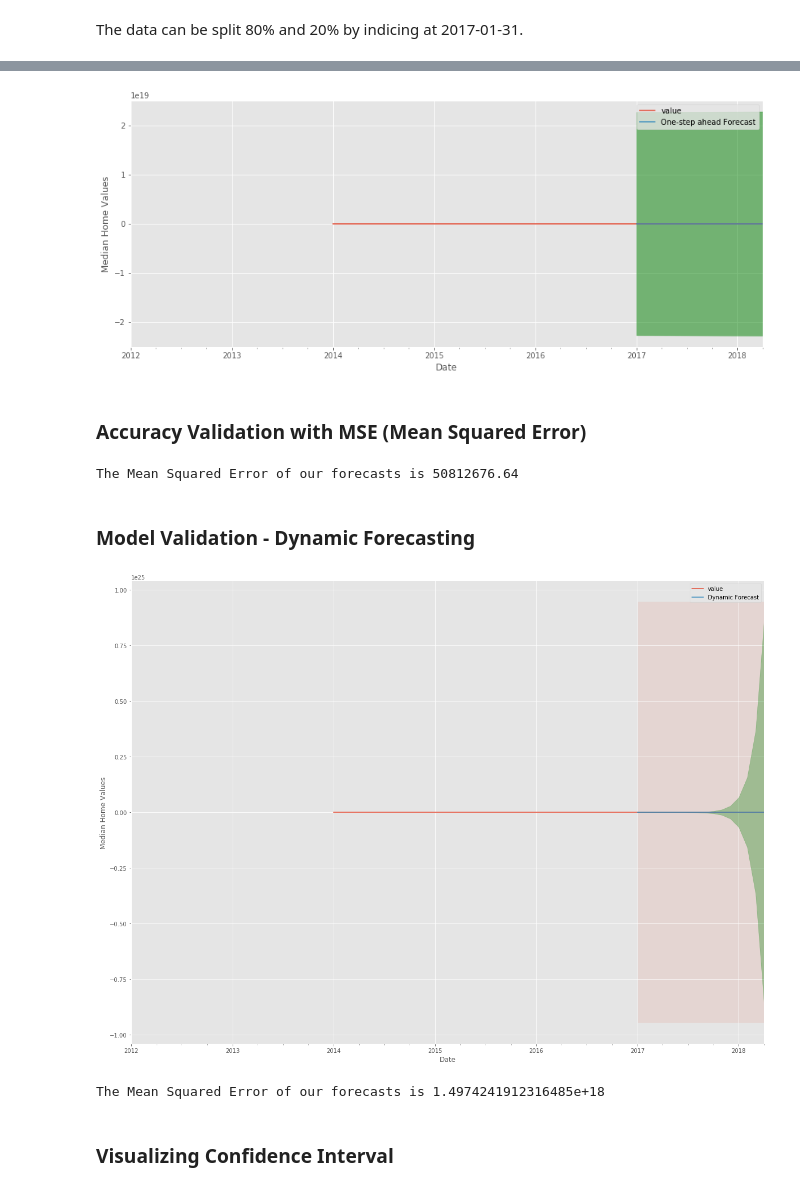
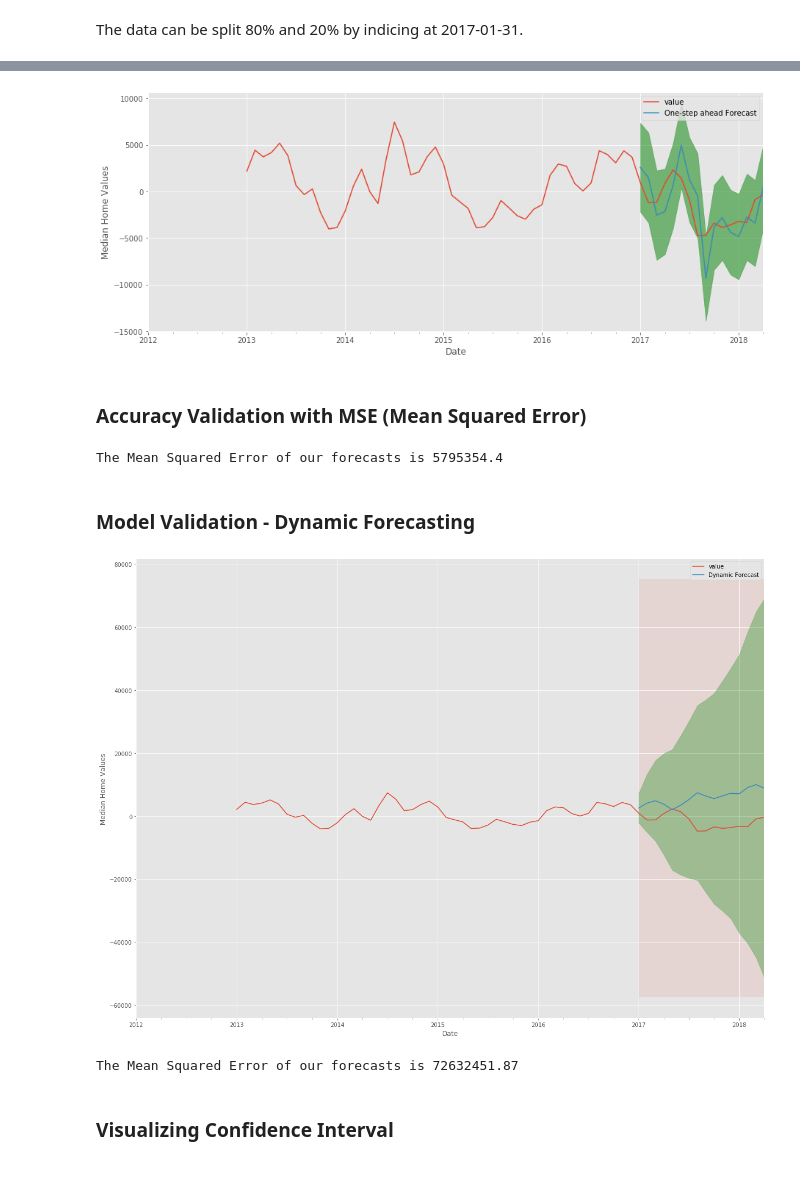
Before and after one commit to learn-co-curriculum/dsc-phase-4-project, a Jupyter notebook: time-series/PART THREE.ipynb, the cells around one changed output, grey strips where cells are left out. Cells and saved outputs as stored; diff of their text form; code cells hidden in the pictures.

```diff
--- a/time-series/PART THREE.ipynb
+++ b/time-series/PART THREE.ipynb
@@ -368 +522,3 @@ for key, val in dftest[4].items():
+# %%
+four_two_six = four_two_six_rolled_detrended
 # %% [markdown]
@@ -394,6 +550,3 @@ for comb in pdq:
             #print('ARIMA {} x {}12 : AIC Calculated ={}'.format(comb, combs, output.aic))
         except:
             continue
-# %%
-ans_df = pd.DataFrame(ans, columns=['pdq', 'pdqs', 'aic'])
-ans_df.loc[ans_df['aic'].idxmin()]
@@ -405,2 +553,5 @@ Name: 62, dtype: object
 # %% [markdown]
 ### Fitting the Time Series Model - ARIMA
+# %%
+best_params = dict(ans_df.loc[ans_df['aic'].idxmin()])
+best_params
@@ -407,13 +564,13 @@ Name: 62, dtype: object
 # %%
 # Plug the optimal parameter values into a new SARIMAX model
-ARIMA_MODEL = sm.tsa.statespace.SARIMAX(two_three_six,
-                                        order=(1, 1, 1),
-                                        seasonal_order=(0, 1, 1, 12),
+ARIMA_MODEL = sm.tsa.statespace.SARIMAX(four_two_six,
+                                        order= best_params['pdq'],
+                                        seasonal_order=best_params['pdqs'],
                                         enforce_stationarity=False,
                                         enforce_invertibility=False)
 
 # Fit the model and print results
 output = ARIMA_MODEL.fit()
 
-print(output.summary().tables[1])
+output.summary()
 # %% [output]
@@ -448,39 +633,39 @@ pred_conf = pred.conf_int()
 # %%
 
 rcParams['figure.figsize'] = 15, 6
 
-ax = two_three_six['2012':].plot(label='observed')
+ax = four_two_six['2012':].plot(label='observed')
 
 pred.predicted_mean.plot(ax=ax, label='One-step ahead Forecast', alpha=0.9)
 
 ax.fill_between(pred_conf.index,
                 pred_conf.iloc[:, 0],
                 pred_conf.iloc[:, 1], color='g', alpha=0.5)
 
 ax.set_xlabel('Date')
 ax.set_ylabel('Median Home Values')
 plt.legend()
 
 plt.show()
 # %% [output]
-[figure, old version]
+[figure, new version]
 # %% [markdown]
 ### Accuracy Validation with MSE (Mean Squared Error)
 # %%
 val_forecasted = pred.predicted_mean
-val_truth = two_three_six.loc['2017-01-31':].value
+val_truth = four_two_six.loc['2017-01-31':].value
 
 mse = ((val_forecasted - val_truth) ** 2).mean()
 print('The Mean Squared Error of our forecasts is {}'.format(round(mse, 2)))
 # %% [output]
-The Mean Squared Error of our forecasts is 50812676.64
+The Mean Squared Error of our forecasts is 5795354.4
 # %% [markdown]
 ### Model Validation - Dynamic Forecasting
 # %%
 pred_dynamic = output.get_prediction(start=pd.to_datetime('2017-01-31'), dynamic=True, full_results=True)
 pred_dynamic_conf = pred_dynamic.conf_int()
 # %%
-ax = two_three_six['2012':].plot(label='observed', figsize=(20, 15))
+ax = four_two_six['2012':].plot(label='observed', figsize=(20, 15))
 pred_dynamic.predicted_mean.plot(label='Dynamic Forecast', ax=ax)
 
 ax.fill_between(pred_dynamic_conf.index,
@@ -495,15 +680,15 @@ ax.set_ylabel('Median Home Values')
 plt.legend()
 plt.show()
 # %% [output]
-[figure, old version]
+[figure, new version]
 # %%
 val_forecasted = pred_dynamic.predicted_mean
-val_truth = two_three_six.loc['2017-01-31':].value
+val_truth = four_two_six.loc['2017-01-31':].value
 
 mse = ((val_forecasted - val_truth) ** 2).mean()
 print('The Mean Squared Error of our forecasts is {}'.format(round(mse, 2)))
 # %% [output]
-The Mean Squared Error of our forecasts is 1.4974241912316485e+18
+The Mean Squared Error of our forecasts is 72632451.87
 # %% [markdown]
 ### Visualizing Confidence Interval
 # %%
```
Also changed, not shown: parts of 301 cells of this notebook, 4 other files.
